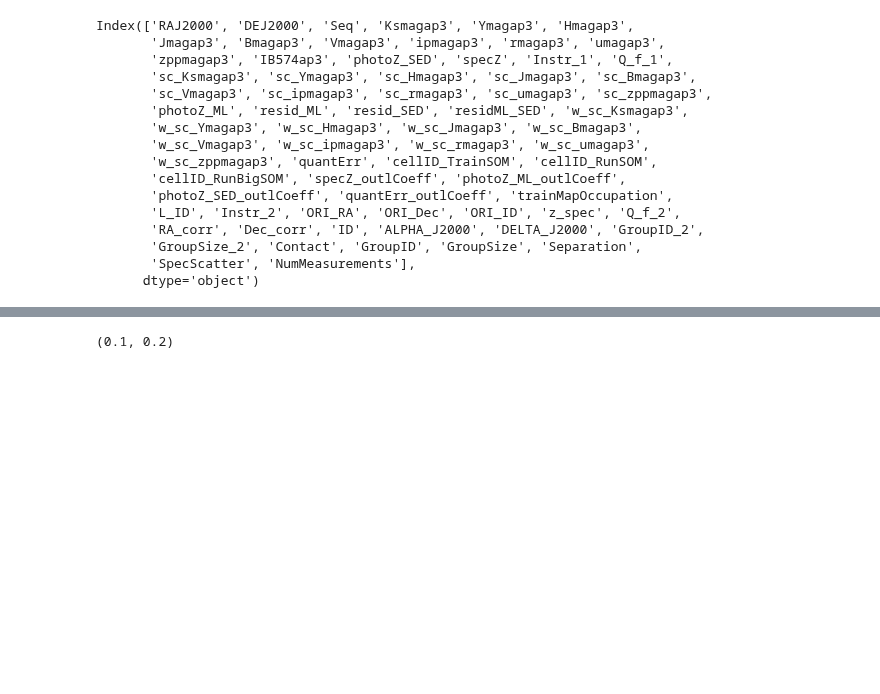
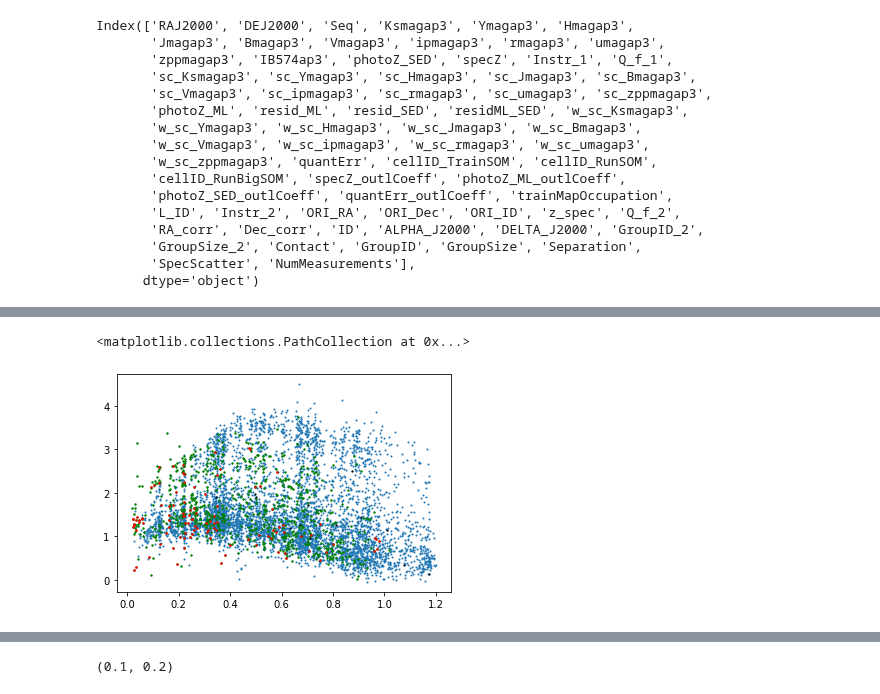
Before and after one commit to ShrRa/COSMOS_SOM, a Jupyter notebook: InspectDuplicatedSpecZ.ipynb, the cells around one changed output, grey strips where cells are left out. Drawn from its saved outputs; the diff is of its cells as text; code cells hidden in the pictures; blank space fills up the shorter version.

```diff
--- a/InspectDuplicatedSpecZ.ipynb
+++ b/InspectDuplicatedSpecZ.ipynb
@@ -193,0 +232,17 @@ plt.scatter(t['rmagap3'],t['umagap3']-t['rmagap3'],s=1)
+# %%
+t=test.drop_duplicates('Seq')
+t=t[t['specZ_outlCoeff']<=1]
+plt.scatter(t['specZ'],t['umagap3']-t['rmagap3'],s=1)
+t=test.drop_duplicates('Seq')
+t=t[t['specZ_outlCoeff']>1]
+plt.scatter(t['specZ'],t['umagap3']-t['rmagap3'],s=2,c='green')
+t=t[t['specZ_outlCoeff']>3]
+plt.scatter(t['specZ'],t['umagap3']-t['rmagap3'],s=2,c='red')
+t=test.drop_duplicates('Seq')
+t=t[t['SpecScatter']>0.15]
+t=t[t['resid_ML']>0.15]
+plt.scatter(t['specZ'],t['umagap3']-t['rmagap3'],s=1,c='black')
+#plt.gca().invert_xaxis()
+# %% [output]
+<matplotlib.collections.PathCollection at 0x...>
+[figure, added]
```
Also changed, not shown: parts of 5 cells of this notebook.
